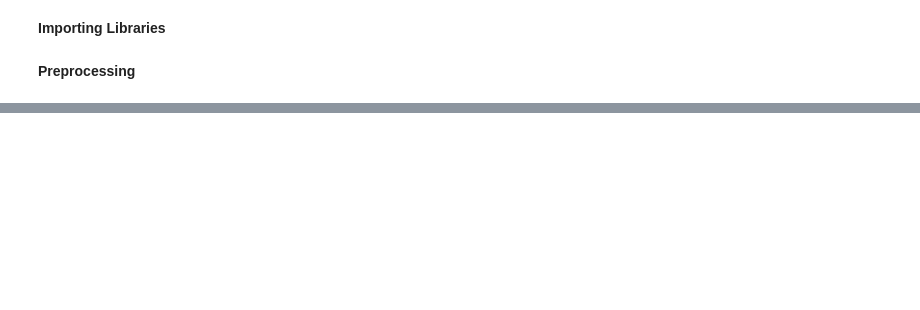
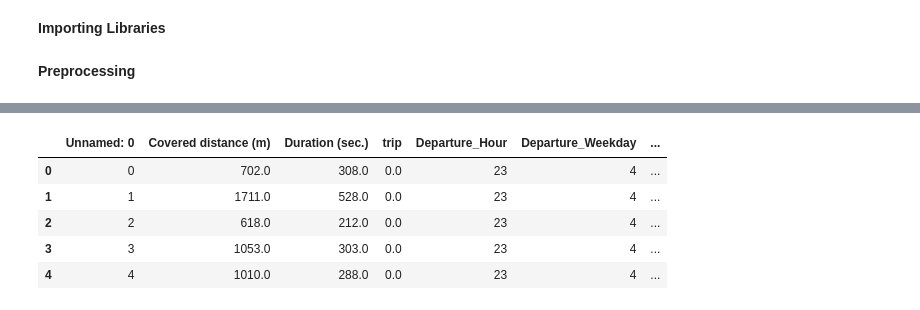
Before and after one commit to ElliotAtHelsinki/data-science-project, a Jupyter notebook: backend/main.ipynb, the cells around one changed output, grey strips where cells are left out. Cells and saved outputs as stored; diff of their text form; code cells hidden in the pictures; blank space fills up the shorter version.

```diff
--- a/backend/main.ipynb
+++ b/backend/main.ipynb
@@ -135,0 +130,59 @@ plt.show()
+# %%
+# ChatGPT-generated stuff that might be useful
+from sklearn.preprocessing import LabelEncoder
+from sklearn.model_selection import train_test_split
+
+bike_df = pd.read_csv('datasets/full_bike_data.csv', low_memory=False)
+bike_df['Departure'] = pd.to_datetime(bike_df['Departure'], format='mixed')
+bike_df['Return'] = pd.to_datetime(bike_df['Return'], format='mixed')
+
+# Extract useful features from the datetime fields
+bike_df['Departure_Hour'] = bike_df['Departure'].dt.hour
+bike_df['Departure_Weekday'] = bike_df['Departure'].dt.weekday
+bike_df['Departure_Month'] = bike_df['Departure'].dt.month
+
+le_departure_station = LabelEncoder()
+bike_df['Departure_station_encoded'] = le_departure_station.fit_transform(bike_df['Departure station name'])
+
+le_return_station = LabelEncoder()
+bike_df['Return_station_encoded'] = le_return_station.fit_transform(bike_df['Return station name'])
+
+# Drop columns that are not necessary for modeling purposes (e.g., identifiers or redundant information)
+bike_df_cleaned = bike_df.drop(columns=['Departure', 'Return', 'Departure station name', 'Return station name', 'Departure station id', 'Return station id'])
+
+# Fill in any missing values if present in the dataset
+bike_df_cleaned.fillna(0, inplace=True)
+
+# Display cleaned data to verify the pre-processing
+bike_df_cleaned.head()
+
+station_data = bike_df[bike_df['Departure station name'] == station]
+
+# Group by Departure Hour, Weekday, Month to see hourly demand patterns
+station_hourly_demand = station_data.groupby(['Departure_Hour', 'Departure_Weekday', 'Departure_Month']).size().reset_index(name='Demand')
+
+X = station_hourly_demand[['Departure_Hour', 'Departure_Weekday', 'Departure_Month']]
+y = station_hourly_demand['Demand']
+
+# Split data into training and testing sets
+X_train, X_test, y_train, y_test = train_test_split(X, y, test_size=0.2, random_state=42)
+
+from sklearn.ensemble import GradientBoostingRegressor
+from sklearn.metrics import mean_squared_error, r2_score
+
+gbr_model = GradientBoostingRegressor(n_estimators=100, learning_rate=0.1, random_state=42)
+gbr_model.fit(X_train, y_train)
+
+y_pred_gbr = gbr_model.predict(X_test)
+
+mse_gbr = mean_squared_error(y_test, y_pred_gbr)
+r2_gbr = r2_score(y_test, y_pred_gbr)
+
+print(mse_gbr, r2_gbr)
+# %% [output]
+|  | Unnamed: 0 | Covered distance (m) | Duration (sec.) | trip | Departure_Hour | Departure_Weekday | ... |
+| 0 | 0 | 702.0 | 308.0 | 0.0 | 23 | 4 | ... |
+| 1 | 1 | 1711.0 | 528.0 | 0.0 | 23 | 4 | ... |
+| 2 | 2 | 618.0 | 212.0 | 0.0 | 23 | 4 | ... |
+| 3 | 3 | 1053.0 | 303.0 | 0.0 | 23 | 4 | ... |
+| 4 | 4 | 1010.0 | 288.0 | 0.0 | 23 | 4 | ... |
```
Also changed, not shown: parts of 9 cells of this notebook, 25 other files.
